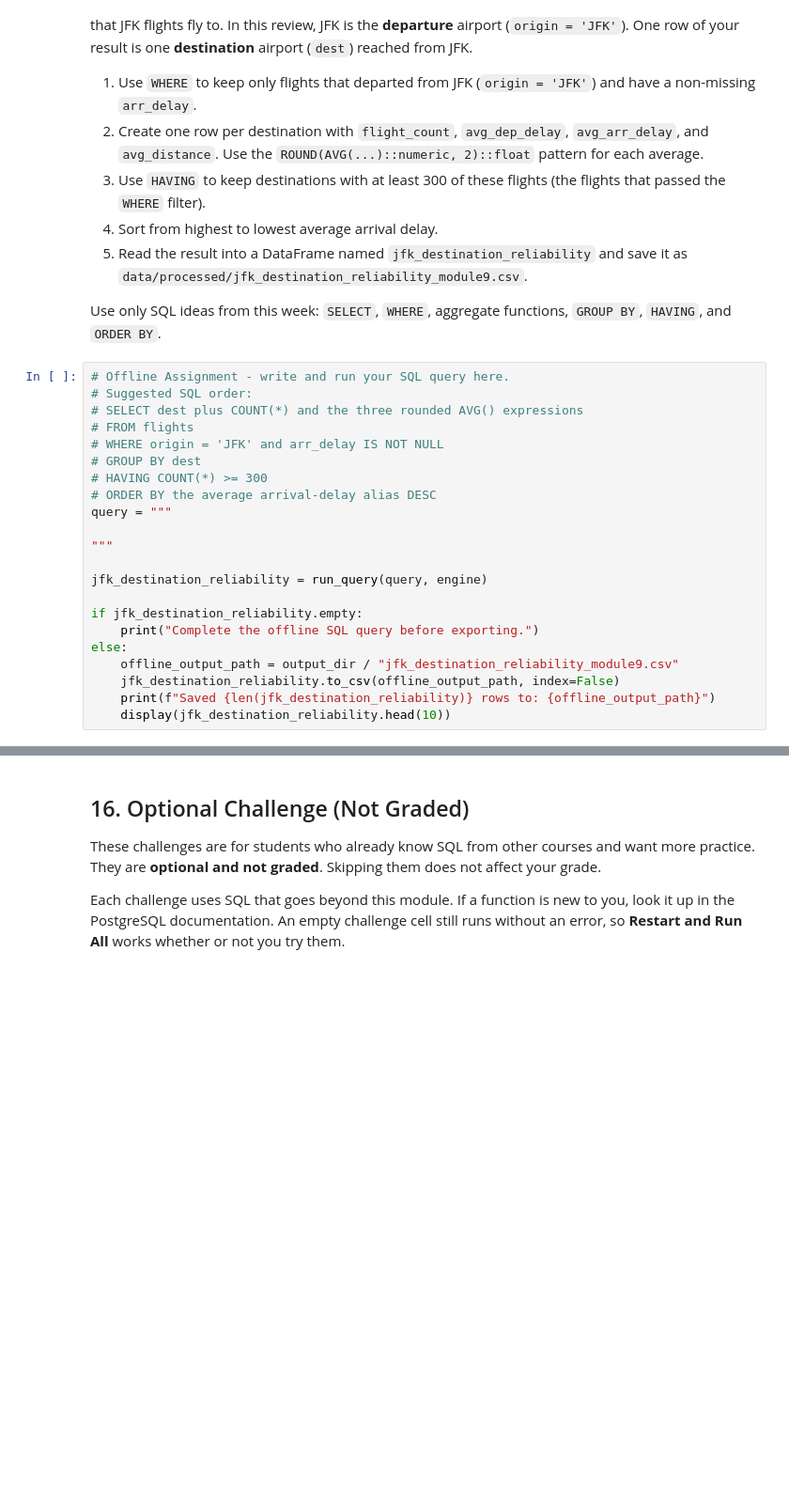
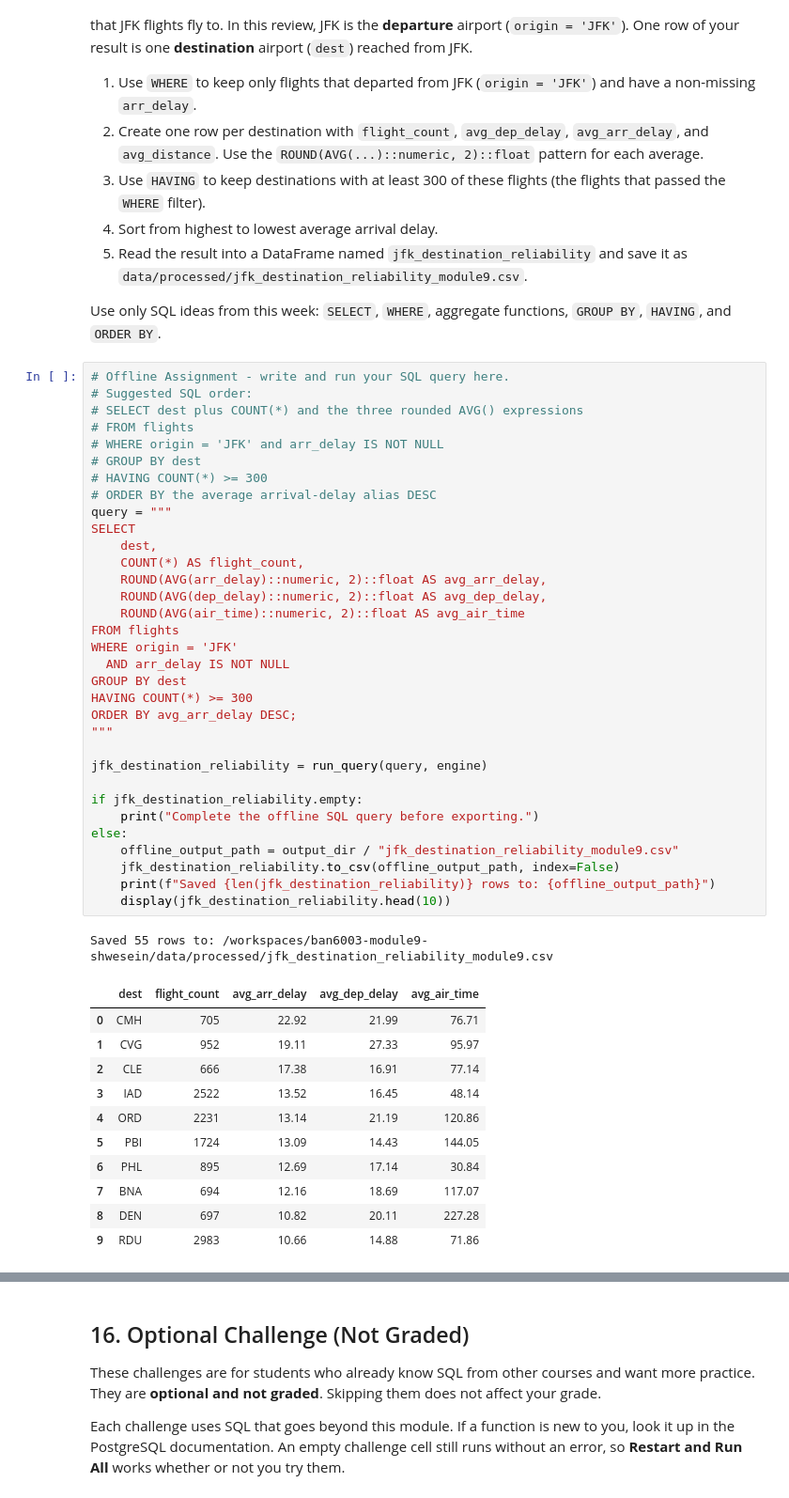
Before and after one commit to Shwesein/ban6003-module9-shwesein, a Jupyter notebook: notebooks/module9_neon_sql_fundamentals_guided_lab.ipynb, the cells around one changed output, grey strips where cells are left out. Shown at 94% size. Drawn from its saved outputs; the diff is of its cells as text; blank space fills up the shorter version.

Commit message:
Complete Module 9 Neon SQL fundamentals lab

```diff
--- a/notebooks/module9_neon_sql_fundamentals_guided_lab.ipynb
+++ b/notebooks/module9_neon_sql_fundamentals_guided_lab.ipynb
@@ -615,25 +930,49 @@ Use only SQL ideas from this week: `SELECT`, `WHERE`, aggregate functions, `GROU
 # %%
 # Offline Assignment - write and run your SQL query here.
 # Suggested SQL order:
 # SELECT dest plus COUNT(*) and the three rounded AVG() expressions
 # FROM flights
 # WHERE origin = 'JFK' and arr_delay IS NOT NULL
 # GROUP BY dest
 # HAVING COUNT(*) >= 300
 # ORDER BY the average arrival-delay alias DESC
 query = """
-
+SELECT
+    dest,
+    COUNT(*) AS flight_count,
+    ROUND(AVG(arr_delay)::numeric, 2)::float AS avg_arr_delay,
+    ROUND(AVG(dep_delay)::numeric, 2)::float AS avg_dep_delay,
+    ROUND(AVG(air_time)::numeric, 2)::float AS avg_air_time
+FROM flights
+WHERE origin = 'JFK'
+  AND arr_delay IS NOT NULL
+GROUP BY dest
+HAVING COUNT(*) >= 300
+ORDER BY avg_arr_delay DESC;
 """
 
 jfk_destination_reliability = run_query(query, engine)
 
 if jfk_destination_reliability.empty:
     print("Complete the offline SQL query before exporting.")
 else:
     offline_output_path = output_dir / "jfk_destination_reliability_module9.csv"
     jfk_destination_reliability.to_csv(offline_output_path, index=False)
     print(f"Saved {len(jfk_destination_reliability)} rows to: {offline_output_path}")
     display(jfk_destination_reliability.head(10))
+# %% [output]
+Saved 55 rows to: /workspaces/ban6003-module9-shwesein/data/processed/jfk_destination_reliability_module9.csv
+|  | dest | flight_count | avg_arr_delay | avg_dep_delay | avg_air_time |
+| 0 | CMH | 705 | 22.92 | 21.99 | 76.71 |
+| 1 | CVG | 952 | 19.11 | 27.33 | 95.97 |
+| 2 | CLE | 666 | 17.38 | 16.91 | 77.14 |
+| 3 | IAD | 2522 | 13.52 | 16.45 | 48.14 |
+| 4 | ORD | 2231 | 13.14 | 21.19 | 120.86 |
+| 5 | PBI | 1724 | 13.09 | 14.43 | 144.05 |
+| 6 | PHL | 895 | 12.69 | 17.14 | 30.84 |
+| 7 | BNA | 694 | 12.16 | 18.69 | 117.07 |
+| 8 | DEN | 697 | 10.82 | 20.11 | 227.28 |
+| 9 | RDU | 2983 | 10.66 | 14.88 | 71.86 |
 # %% [markdown]
 ### Operations Interpretation
 
```
Also changed, not shown: parts of 40 cells of this notebook, 2 other files.
